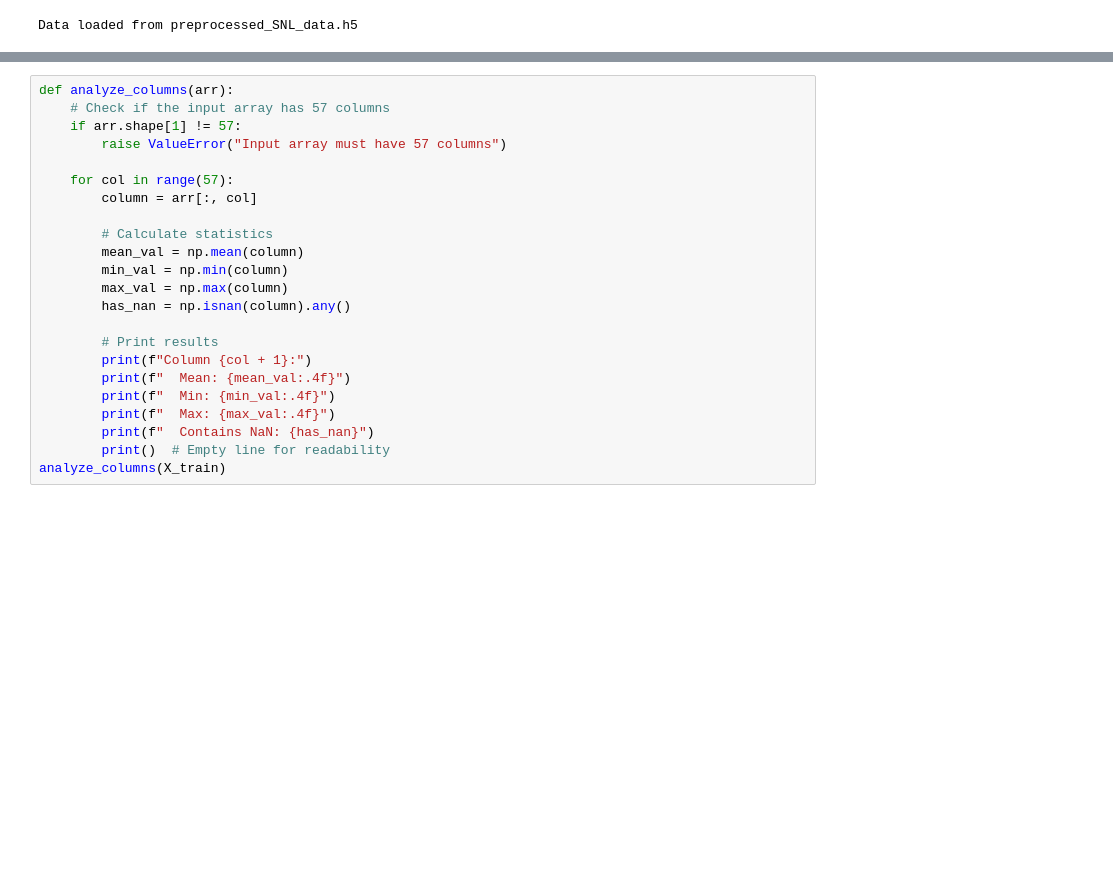
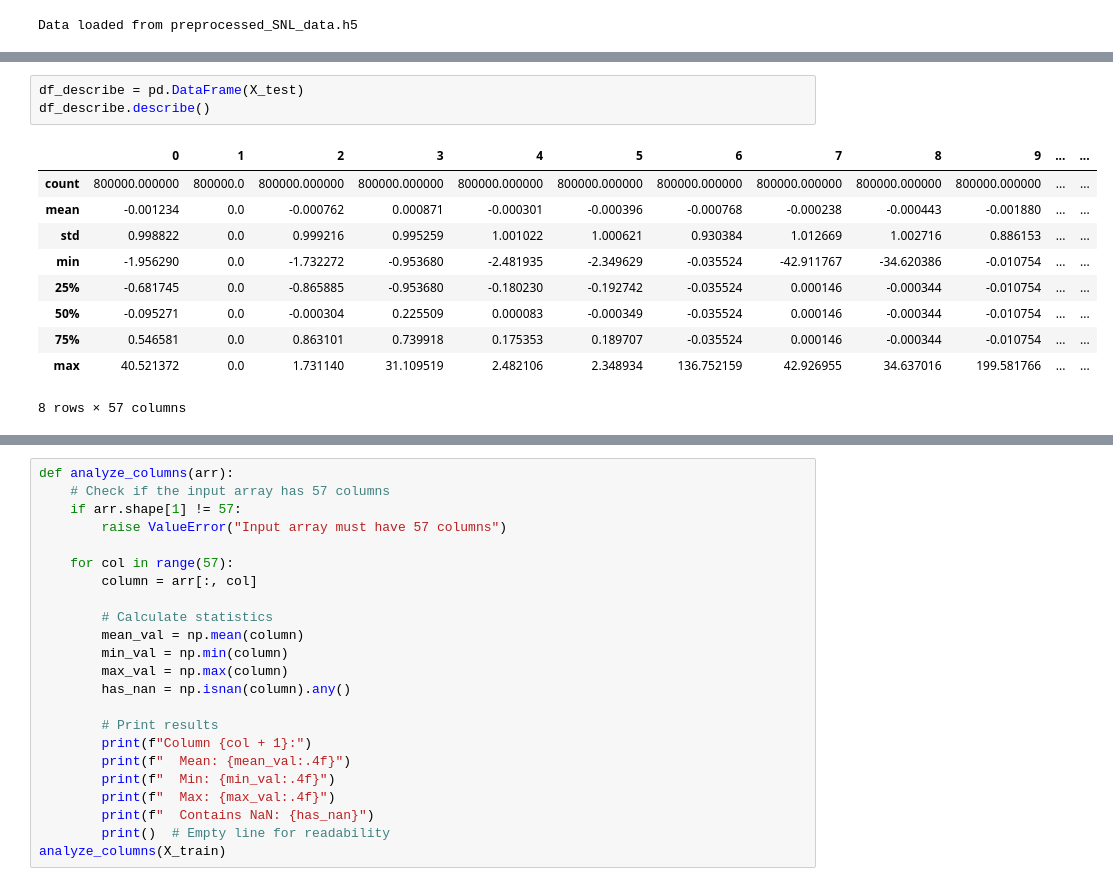
Before and after one commit to Kenny-Jia/ToyVAE, a Jupyter notebook: software_dev/Notebooks/SNL_GAN_Trainer_Vsmall_best.ipynb, the cells around one changed output, grey strips where cells are left out. Cells and saved outputs as stored; diff of their text form; blank space fills up the shorter version.

```diff
--- a/software_dev/Notebooks/SNL_GAN_Trainer_Vsmall_best.ipynb
+++ b/software_dev/Notebooks/SNL_GAN_Trainer_Vsmall_best.ipynb
@@ -46,0 +63,14 @@ Data loaded from preprocessed_SNL_data.h5
+# %%
+df_describe = pd.DataFrame(X_test)
+df_describe.describe()
+# %% [output]
+|  | 0 | 1 | 2 | 3 | 4 | 5 | 6 | 7 | 8 | 9 | ... | ... |
+| count | 800000.000000 | 800000.0 | 800000.000000 | 800000.000000 | 800000.000000 | 800000.000000 | 800000.000000 | 800000.000000 | 800000.000000 | 800000.000000 | ... | ... |
+| mean | -0.001234 | 0.0 | -0.000762 | 0.000871 | -0.000301 | -0.000396 | -0.000768 | -0.000238 | -0.000443 | -0.001880 | ... | ... |
+| std | 0.998822 | 0.0 | 0.999216 | 0.995259 | 1.001022 | 1.000621 | 0.930384 | 1.012669 | 1.002716 | 0.886153 | ... | ... |
+| min | -1.956290 | 0.0 | -1.732272 | -0.953680 | -2.481935 | -2.349629 | -0.035524 | -42.911767 | -34.620386 | -0.010754 | ... | ... |
+| 25% | -0.681745 | 0.0 | -0.865885 | -0.953680 | -0.180230 | -0.192742 | -0.035524 | 0.000146 | -0.000344 | -0.010754 | ... | ... |
+| 50% | -0.095271 | 0.0 | -0.000304 | 0.225509 | 0.000083 | -0.000349 | -0.035524 | 0.000146 | -0.000344 | -0.010754 | ... | ... |
+| 75% | 0.546581 | 0.0 | 0.863101 | 0.739918 | 0.175353 | 0.189707 | -0.035524 | 0.000146 | -0.000344 | -0.010754 | ... | ... |
+| max | 40.521372 | 0.0 | 1.731140 | 31.109519 | 2.482106 | 2.348934 | 136.752159 | 42.926955 | 34.637016 | 199.581766 | ... | ... |
+8 rows × 57 columns
```
Also changed, not shown: parts of 9 cells of this notebook, 4 other files.
